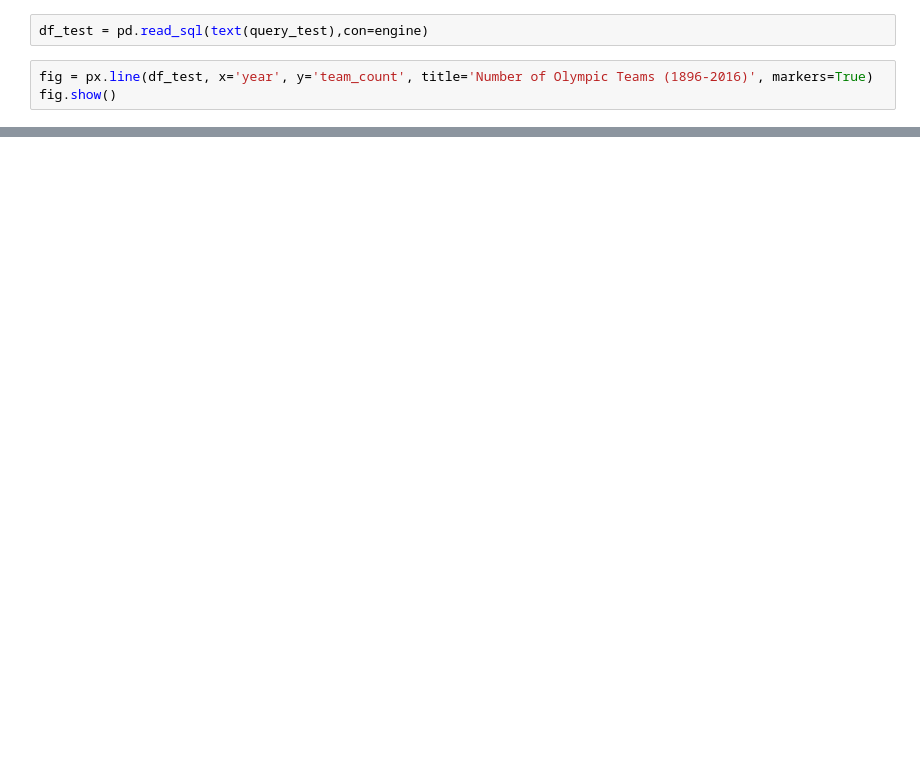
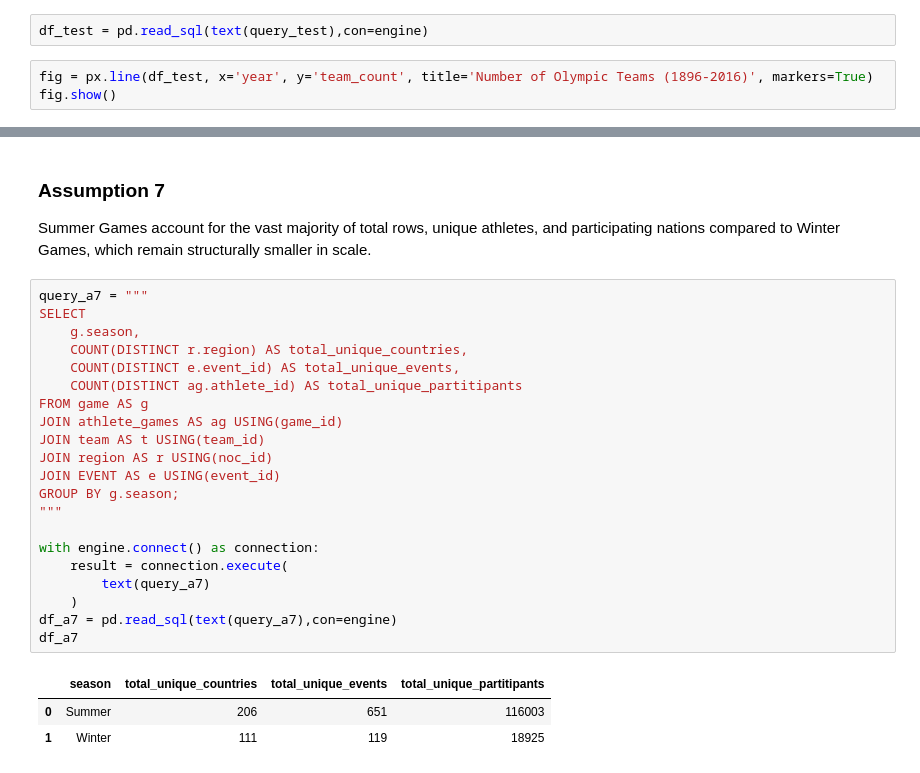
Before and after one commit to skibodaria/ucdavis_sport_stats, a Jupyter notebook: analysis/04_desc_stats.ipynb, the cells around one changed output, grey strips where cells are left out. Drawn from its saved outputs; the diff is of its cells as text; blank space fills up the shorter version.

Commit message:
edit: finished developing queries for all the assumptions, now developing python code and viz

```diff
--- a/analysis/04_desc_stats.ipynb
+++ b/analysis/04_desc_stats.ipynb
@@ -390,0 +412,28 @@ See above. This is true. But we can re-verify:
+# %% [markdown]
+### Assumption 7
+Summer Games account for the vast majority of total rows, unique athletes, and participating nations compared to Winter Games, which remain structurally smaller in scale.<br>
+# %%
+query_a7 = """
+SELECT
+	g.season,
+	COUNT(DISTINCT r.region) AS total_unique_countries,
+	COUNT(DISTINCT e.event_id) AS total_unique_events,
+	COUNT(DISTINCT ag.athlete_id) AS total_unique_partitipants
+FROM game AS g
+JOIN athlete_games AS ag USING(game_id)
+JOIN team AS t USING(team_id)
+JOIN region AS r USING(noc_id)
+JOIN EVENT AS e USING(event_id)
+GROUP BY g.season;
+"""
+
+with engine.connect() as connection:
+    result = connection.execute(
+        text(query_a7)
+    )
+df_a7 = pd.read_sql(text(query_a7),con=engine)
+df_a7
+# %% [output]
+|  | season | total_unique_countries | total_unique_events | total_unique_partitipants |
+| 0 | Summer | 206 | 651 | 116003 |
+| 1 | Winter | 111 | 119 | 18925 |
```
Also changed, not shown: parts of 16 cells of this notebook, 1 other file.
